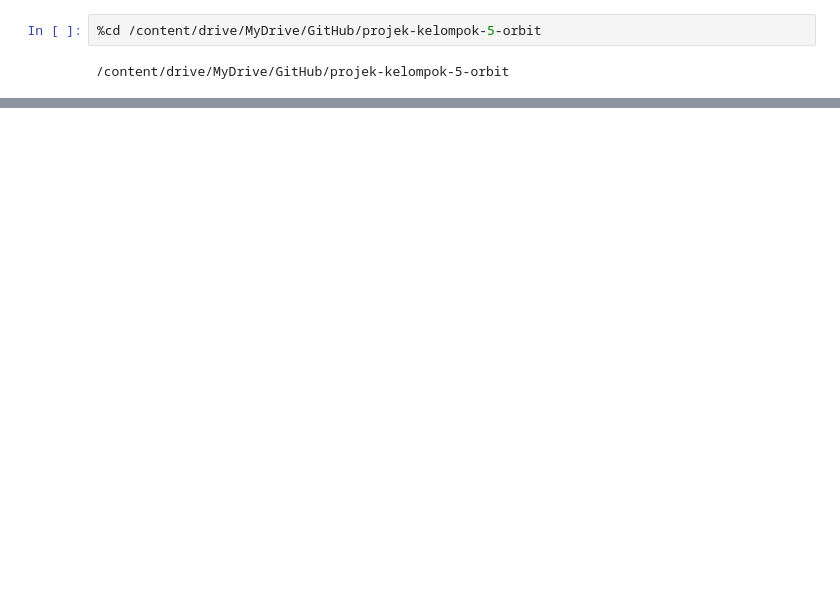
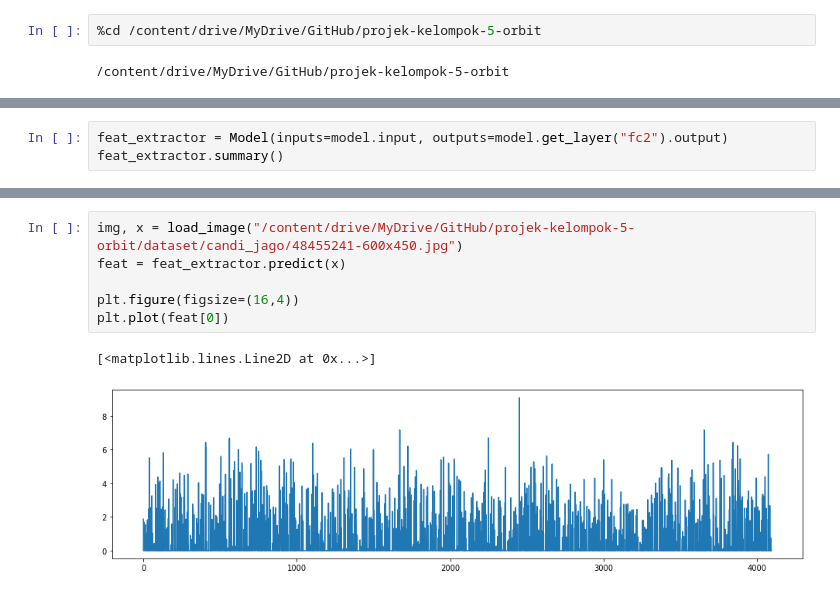
Before and after one commit to isdebesl/projek-kelompok-5-orbit, a Jupyter notebook: Ngorbit.ipynb, the cells around one changed output, grey strips where cells are left out. Drawn from its saved outputs; the diff is of its cells as text; blank space fills up the shorter version.

```diff
--- a/Ngorbit.ipynb
+++ b/Ngorbit.ipynb
@@ -457,0 +78,3 @@ WARNING:tensorflow:6 out of the last 6 calls to <function Model.make_predict_fun
+# %%
+feat_extractor = Model(inputs=model.input, outputs=model.get_layer("fc2").output)
+feat_extractor.summary()
@@ -457,0 +99,9 @@ WARNING:tensorflow:6 out of the last 6 calls to <function Model.make_predict_fun
+# %%
+img, x = load_image("/content/drive/MyDrive/GitHub/projek-kelompok-5-orbit/dataset/candi_jago/48455241-600x450.jpg")
+feat = feat_extractor.predict(x)
+
+plt.figure(figsize=(16,4))
+plt.plot(feat[0])
+# %% [output]
+[<matplotlib.lines.Line2D at 0x...>]
+[figure, added]
```
Also changed, not shown: parts of 52 cells of this notebook.
